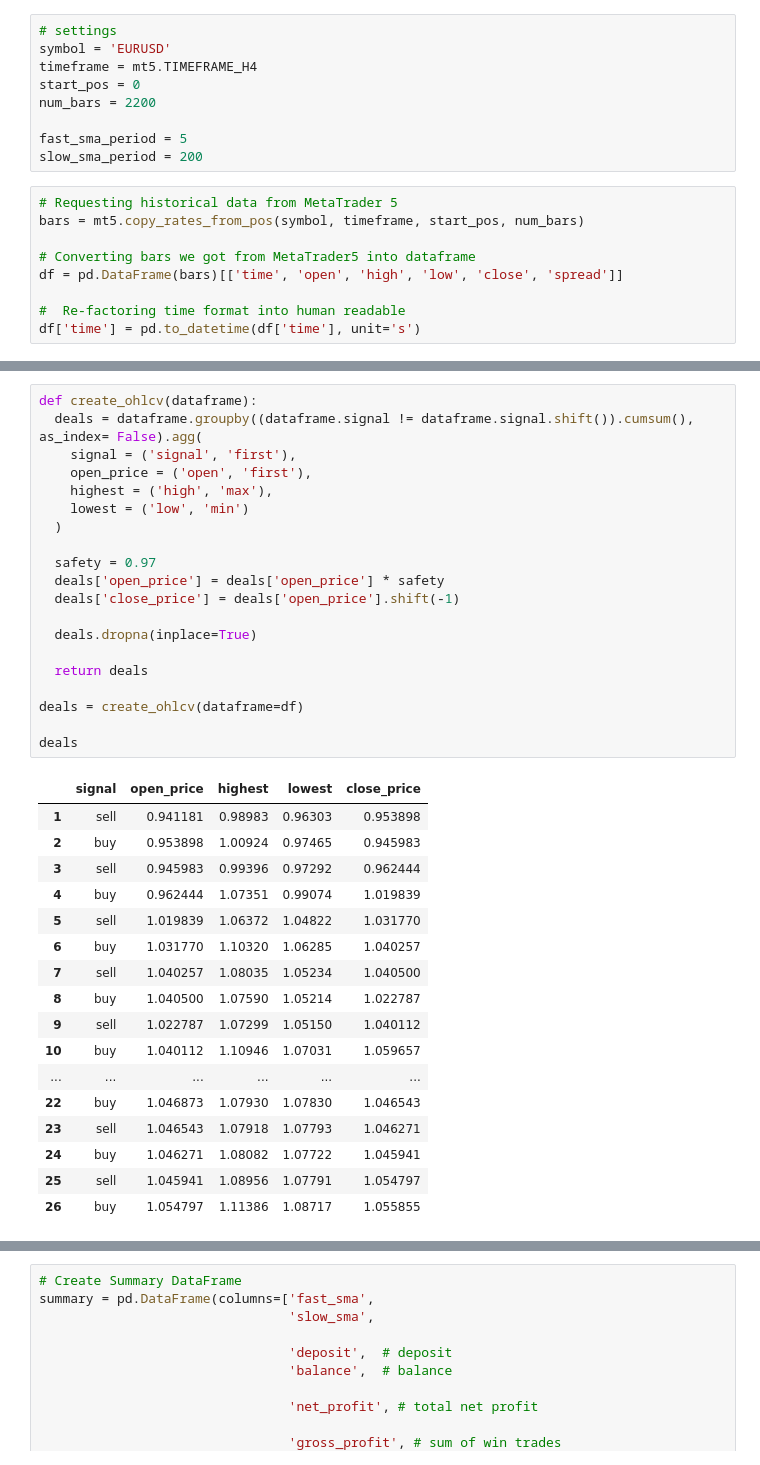
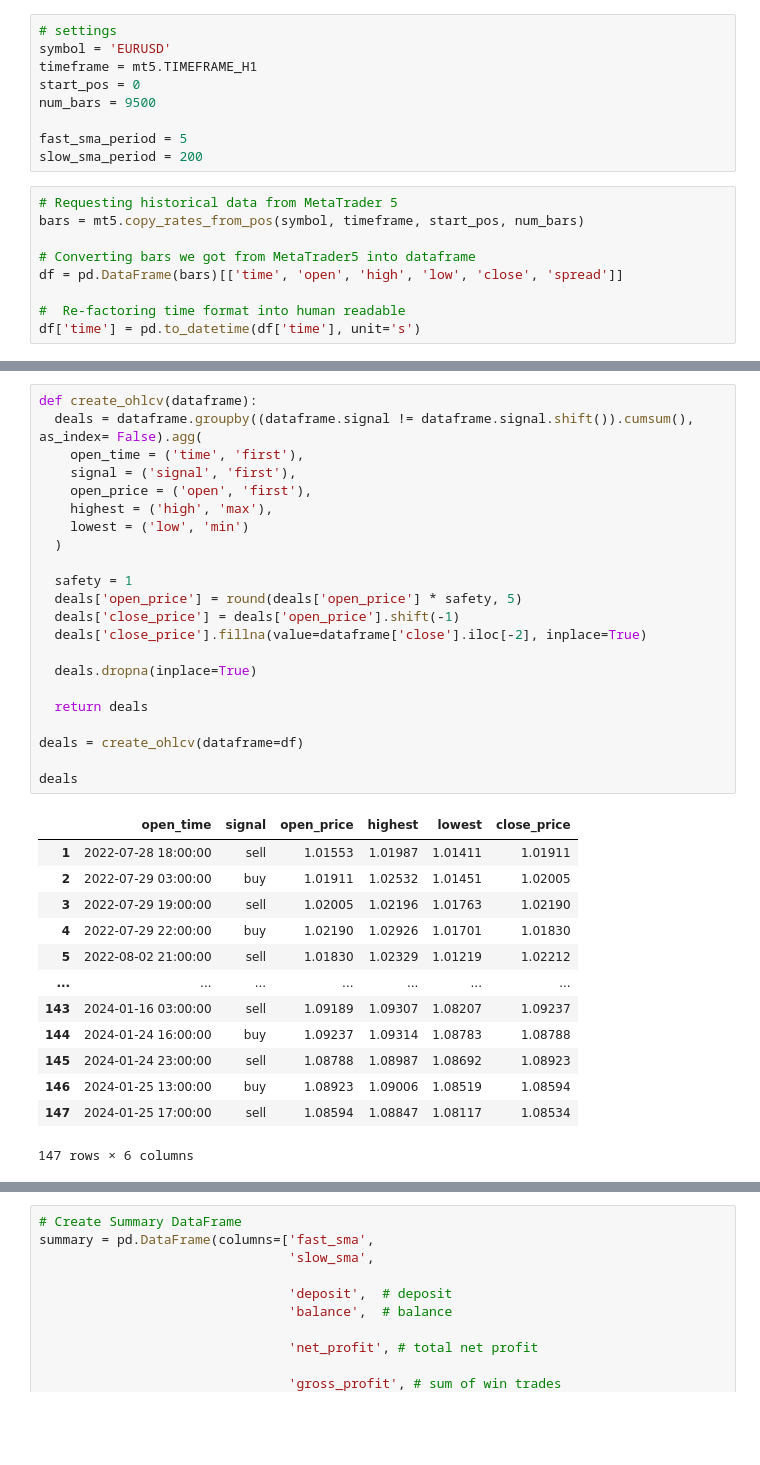
Before and after one commit to MaxJan2010/python_finance, a Jupyter notebook: src/work/strategies/moving average/strategy_03/sma-crossover_martingale.ipynb, the cells around one changed output, grey strips where cells are left out. Saved outputs shown, nothing was run; the diff lists cells and outputs as text; blank space fills up the shorter version.

```diff
--- a/src/work/strategies/moving average/strategy_03/sma-crossover_martingale.ipynb
+++ b/src/work/strategies/moving average/strategy_03/sma-crossover_martingale.ipynb
@@ -23,9 +27,9 @@ True
 # %%
 # settings
 symbol = 'EURUSD'
-timeframe = mt5.TIMEFRAME_H4
+timeframe = mt5.TIMEFRAME_H1
 start_pos = 0
-num_bars = 2200
+num_bars = 9500
 
 fast_sma_period = 5
 slow_sma_period = 200
@@ -114,39 +106,37 @@ create_signal(dataframe=df)
 # %%
 def create_ohlcv(dataframe):
   deals = dataframe.groupby((dataframe.signal != dataframe.signal.shift()).cumsum(), as_index= False).agg(
+    open_time = ('time', 'first'),
     signal = ('signal', 'first'),
     open_price = ('open', 'first'),
     highest = ('high', 'max'),
     lowest = ('low', 'min')
   )
 
-  safety = 0.97
-  deals['open_price'] = deals['open_price'] * safety
+  safety = 1
+  deals['open_price'] = round(deals['open_price'] * safety, 5)
   deals['close_price'] = deals['open_price'].shift(-1)
+  deals['close_price'].fillna(value=dataframe['close'].iloc[-2], inplace=True)
 
   deals.dropna(inplace=True)
 
   return deals
 
 deals = create_ohlcv(dataframe=df)
 
 deals
 # %% [output]
-|  | signal | open_price | highest | lowest | close_price |
-| 1 | sell | 0.941181 | 0.98983 | 0.96303 | 0.953898 |
-| 2 | buy | 0.953898 | 1.00924 | 0.97465 | 0.945983 |
-| 3 | sell | 0.945983 | 0.99396 | 0.97292 | 0.962444 |
-| 4 | buy | 0.962444 | 1.07351 | 0.99074 | 1.019839 |
-| 5 | sell | 1.019839 | 1.06372 | 1.04822 | 1.031770 |
-| 6 | buy | 1.031770 | 1.10320 | 1.06285 | 1.040257 |
-| 7 | sell | 1.040257 | 1.08035 | 1.05234 | 1.040500 |
-| 8 | buy | 1.040500 | 1.07590 | 1.05214 | 1.022787 |
-| 9 | sell | 1.022787 | 1.07299 | 1.05150 | 1.040112 |
-| 10 | buy | 1.040112 | 1.10946 | 1.07031 | 1.059657 |
-| ... | ... | ... | ... | ... | ... |
-| 22 | buy | 1.046873 | 1.07930 | 1.07830 | 1.046543 |
-| 23 | sell | 1.046543 | 1.07918 | 1.07793 | 1.046271 |
-| 24 | buy | 1.046271 | 1.08082 | 1.07722 | 1.045941 |
-| 25 | sell | 1.045941 | 1.08956 | 1.07791 | 1.054797 |
-| 26 | buy | 1.054797 | 1.11386 | 1.08717 | 1.055855 |
+|  | open_time | signal | open_price | highest | lowest | close_price |
+| 1 | 2022-07-28 18:00:00 | sell | 1.01553 | 1.01987 | 1.01411 | 1.01911 |
+| 2 | 2022-07-29 03:00:00 | buy | 1.01911 | 1.02532 | 1.01451 | 1.02005 |
+| 3 | 2022-07-29 19:00:00 | sell | 1.02005 | 1.02196 | 1.01763 | 1.02190 |
+| 4 | 2022-07-29 22:00:00 | buy | 1.02190 | 1.02926 | 1.01701 | 1.01830 |
+| 5 | 2022-08-02 21:00:00 | sell | 1.01830 | 1.02329 | 1.01219 | 1.02212 |
+| ... | ... | ... | ... | ... | ... | ... |
+| 143 | 2024-01-16 03:00:00 | sell | 1.09189 | 1.09307 | 1.08207 | 1.09237 |
+| 144 | 2024-01-24 16:00:00 | buy | 1.09237 | 1.09314 | 1.08783 | 1.08788 |
+| 145 | 2024-01-24 23:00:00 | sell | 1.08788 | 1.08987 | 1.08692 | 1.08923 |
+| 146 | 2024-01-25 13:00:00 | buy | 1.08923 | 1.09006 | 1.08519 | 1.08594 |
+| 147 | 2024-01-25 17:00:00 | sell | 1.08594 | 1.08847 | 1.08117 | 1.08534 |
+147 rows × 6 columns
 # %%
```
Also changed, not shown: parts of 26 cells of this notebook.
